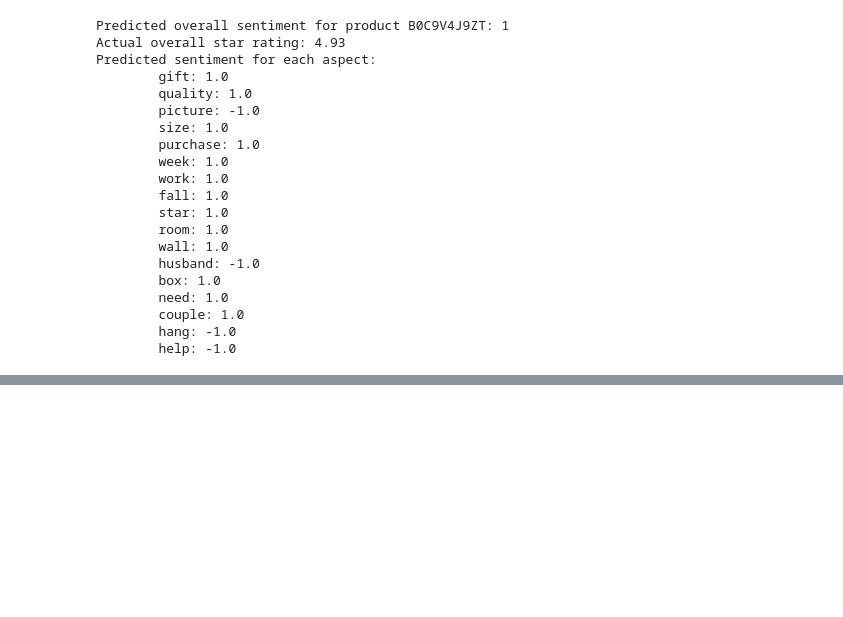
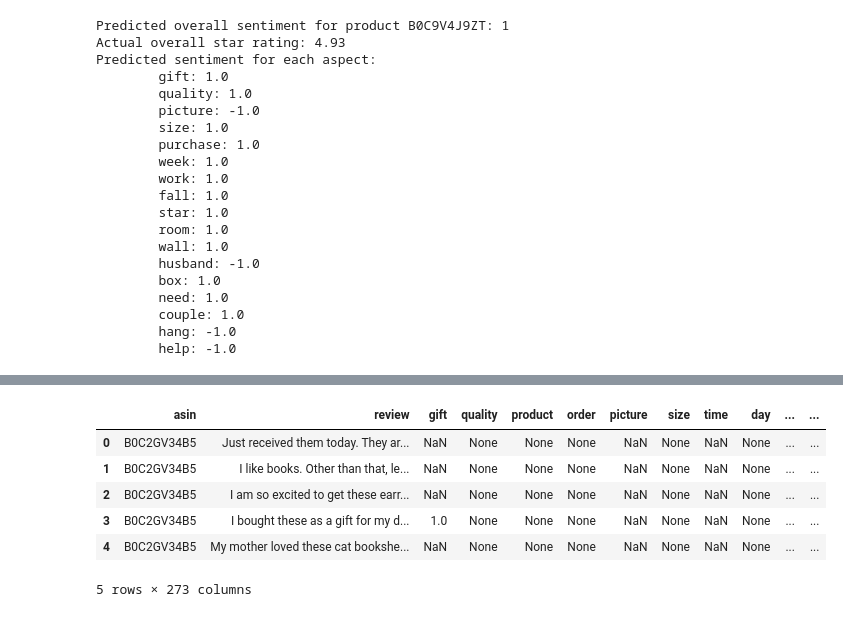
Before and after one commit to emilyguancamole/product-sentiment, a Jupyter notebook: evaluate.ipynb, the cells around one changed output, grey strips where cells are left out. Drawn from its saved outputs; the diff is of its cells as text; code cells hidden in the pictures; blank space fills up the shorter version.

Commit message:
Add evaluation of new reviews

```diff
--- a/evaluate.ipynb
+++ b/evaluate.ipynb
@@ -1018,0 +1020,19 @@ Predicted sentiment for each aspect:
+# %%
+import pandas as pd
+
+# Load predicted review-level targeted sentiments
+review_targ_sentiments = pd.read_csv('B0C2GV34B5_reviews_targeted_sentiment.csv', index_col=0)
+# Convert sentiment scores to sentiment classes (binary)
+review_targ_sentiments.head()
+aspects = review_targ_sentiments.columns[2:]
+for col in aspects:
+    review_targ_sentiments[col] = review_targ_sentiments[col].apply(classify_sentiment_binary)
+review_targ_sentiments.head()
+# %% [output]
+|  | asin | review | gift | quality | product | order | picture | size | time | day | ... | ... |
+| 0 | B0C2GV34B5 | Just received them today. They ar... | NaN | None | None | None | NaN | None | NaN | None | ... | ... |
+| 1 | B0C2GV34B5 | I like books. Other than that, le... | NaN | None | None | None | NaN | None | NaN | None | ... | ... |
+| 2 | B0C2GV34B5 | I am so excited to get these earr... | NaN | None | None | None | NaN | None | NaN | None | ... | ... |
+| 3 | B0C2GV34B5 | I bought these as a gift for my d... | 1.0 | None | None | None | NaN | None | NaN | None | ... | ... |
+| 4 | B0C2GV34B5 | My mother loved these cat bookshe... | NaN | None | None | None | NaN | None | NaN | None | ... | ... |
+5 rows × 273 columns
```
Also changed, not shown: parts of 4 cells of this notebook, 8 other files.
